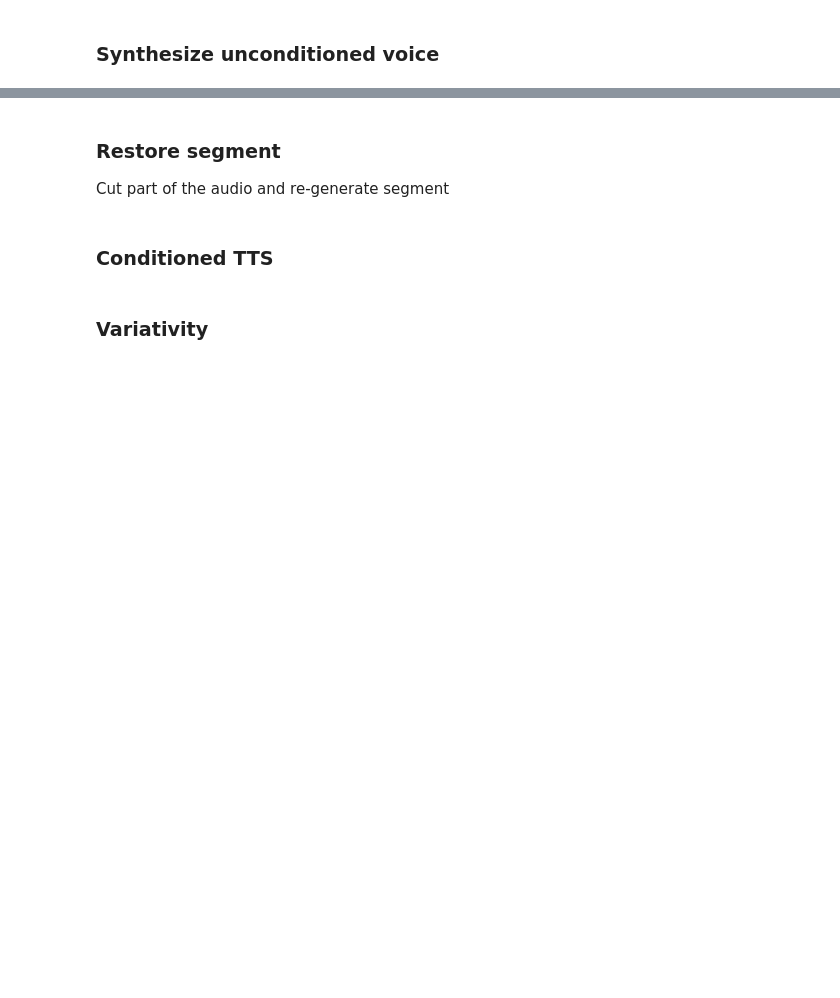
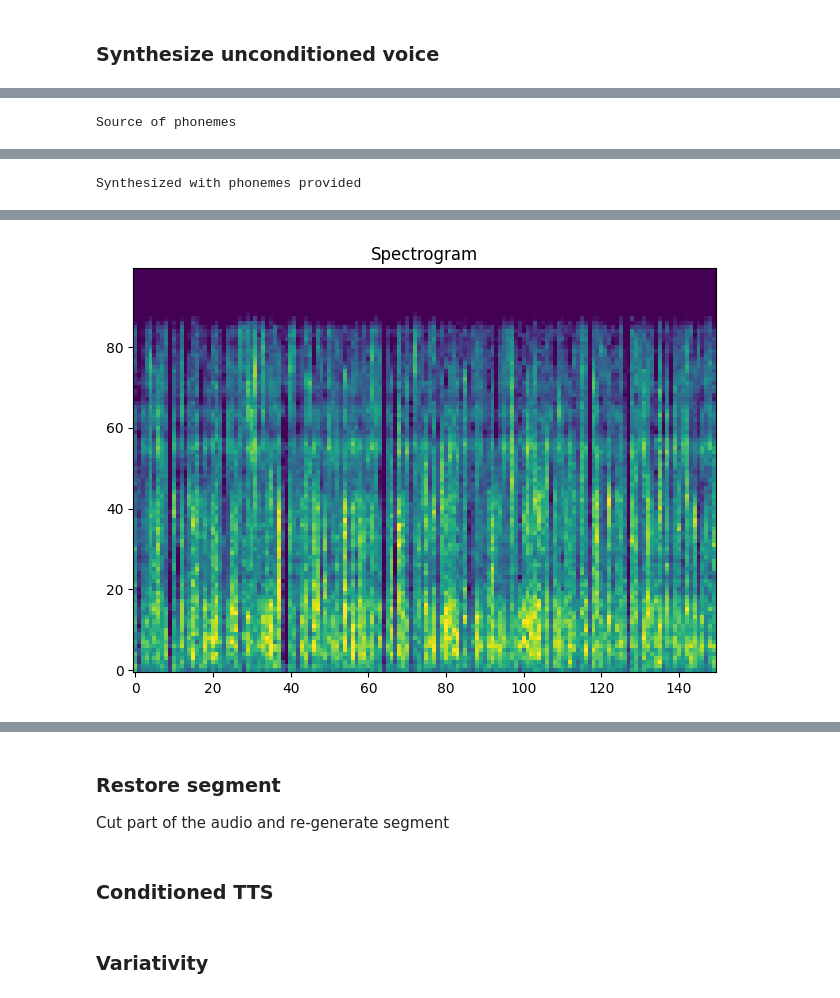
Before and after one commit to ex3ndr/supervoice-hybrid, a Jupyter notebook: eval_variant_2.ipynb, the cells around one changed output, grey strips where cells are left out. Cells and saved outputs as stored; diff of their text form; code cells hidden in the pictures; blank space fills up the shorter version.

```diff
--- a/eval_variant_2.ipynb
+++ b/eval_variant_2.ipynb
@@ -150,17 +142,13 @@ This synthesizes random voice from existing phonemes (taken from another file)
 # %%
 with torch.no_grad():
-
-    # Params
-    s_steps = 8
-    s_tokens = tokens
-    s_tokens_style = token_styles + 1
-    s_audio = torch.zeros((len(tokens), config.audio.n_mels)).to(device)
-    s_mask = empty_mask(len(tokens))
-
-    # Synthesize
-    sample, trajectory = model.sample(tokens = s_tokens, tokens_style = s_tokens_style, audio = s_audio, mask = s_mask, steps = s_steps, alpha = 0.5)
+    sample_duration = 150
+    sample = model.sample(
+        tokens = tokens.to(device),
+        audio = torch.zeros((sample_duration, config.audio.n_mels)).to(device),
+        interval = [0, sample_duration],
+        steps = 16
+    )
     sample = audio_denormalize(sample)
-    trajectory = audio_denormalize(trajectory)
 
 # Resynth
 resynth = do_vocoder(sample.transpose(1,0).unsqueeze(0).to(device)).detach().cpu().squeeze(0)
@@ -170,7 +158,9 @@ print("Source of phonemes")
 display(Audio(data=waveform, rate=config.audio.sample_rate))
 print("Synthesized with phonemes provided")
 display(Audio(data=resynth, rate=config.audio.sample_rate))
-
+plot_specgram(sample.transpose(1,0).cpu())
 # Display trajectory
 # for i in reversed(range(len(trajectory))):
 #     plot_specgram(trajectory[i].transpose(1,0).cpu())
+# %% [output]
+Source of phonemes
@@ -176,0 +168 @@ display(Audio(data=resynth, rate=config.audio.sample_rate))
+Synthesized with phonemes provided
@@ -177,3 +170,4 @@ display(Audio(data=resynth, rate=config.audio.sample_rate))
+[figure, added]
 # %%
 with torch.no_grad():
 
```
Also changed, not shown: parts of 10 cells of this notebook, 2 other files.
